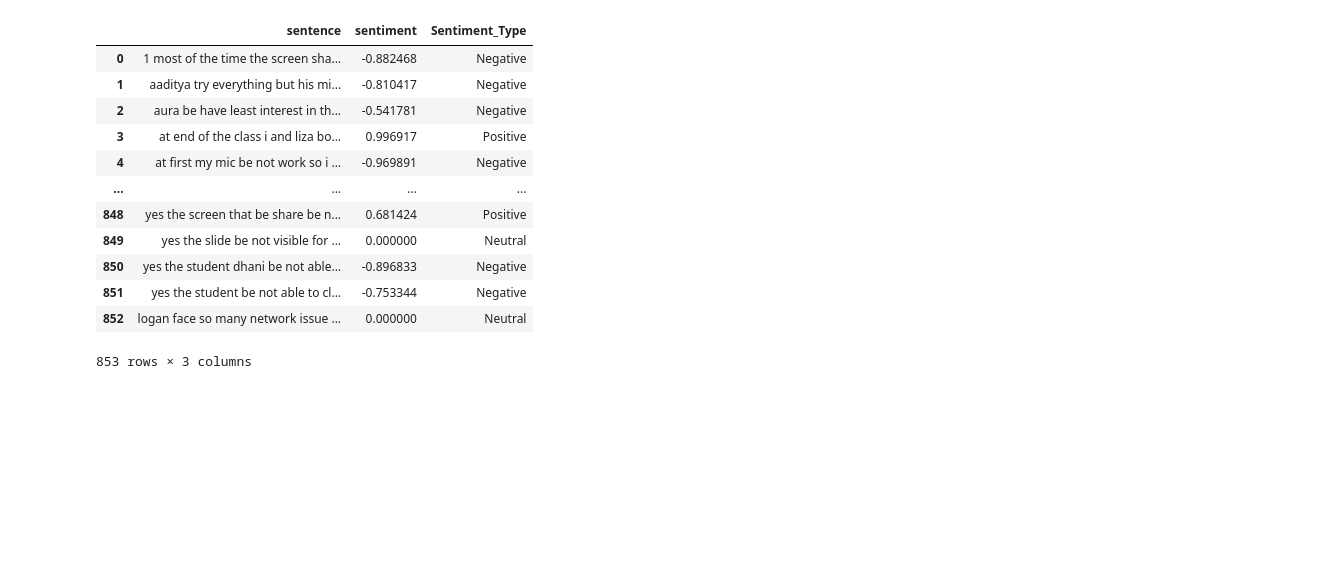
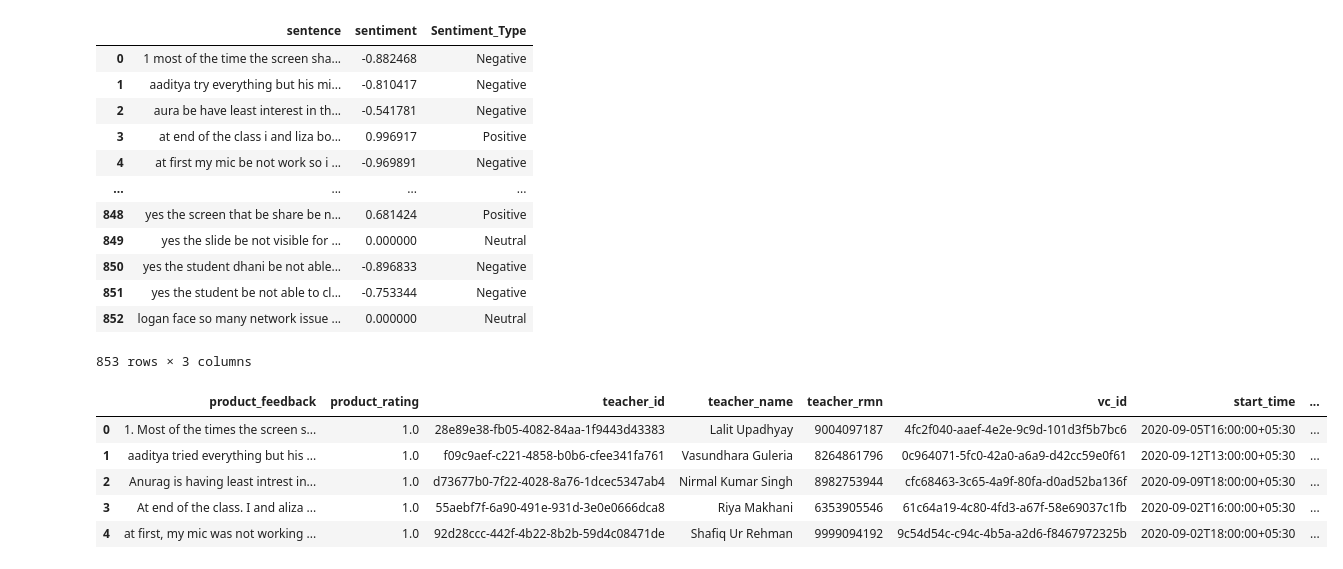
Before and after one commit to NishitSingh2023/NLP_PROJECT_LIDO, a Jupyter notebook: NLP on Demo Teacher Reviews 1-14 Sept.ipynb, the cells around one changed output. Drawn from its saved outputs; the diff is of its cells as text; code cells hidden in the pictures; blank space fills up the shorter version.

```diff
--- a/NLP on Demo Teacher Reviews 1-14 Sept.ipynb
+++ b/NLP on Demo Teacher Reviews 1-14 Sept.ipynb
@@ -278,13 +297,3 @@ See the caveats in the documentation: https://pandas.pydata.org/pandas-docs/stab
 data.shape
 # %% [output]
 (853, 15)
-# %%
-# Frequent Words
-from collections import Counter
-cnt = Counter()
-for text in data['cleaned_feedback'].values:
-    for word in text.split():
-        cnt[word] += 1
-
-FREQWORDS = set([w for (w, wc) in cnt.most_common(10)])
-cnt.most_common(10)
@@ -352,31 +357,3 @@ data['cleaned_feedback']
 2747    yes the student be not able to click one of th...
 2748    logan face so many network issue but i manage ...
 Name: cleaned_feedback, Length: 853, dtype: object
-# %%
-from textblob import TextBlob
-
-bloblist_desc = list()
-
-df = data['cleaned_feedback'].astype(str)
-
-def f(df):
-    if df['sentiment'] > 0:
-        val = "Positive"
-    elif df['sentiment'] == 0:
-        val = "Neutral"
-    else:
-        val = "Negative"
-    return val
-
-for row in df:
-    blob = TextBlob(row)
-    #blob.correct()
-    bloblist_desc.append((row,blob.sentiment.polarity, blob.sentiment.subjectivity))
-    df = pd.DataFrame(bloblist_desc, columns = ['sentence','sentiment','polarity'])
-
-
-df['Sentiment_Type'] = df.apply(f, axis=1)
-
-plt.figure(figsize=(10,10))
-sns.set_style("whitegrid")
-ax = sns.countplot(x="Sentiment_Type", data=df)
@@ -443,3 +418,17 @@ df
 | 851 | yes the student be not able to cl... | -0.753344 | Negative |
 | 852 | logan face so many network issue ... | 0.000000 | Neutral |
 853 rows × 3 columns
+# %%
+data.reset_index(drop=True, inplace=True)
+df.reset_index(drop=True, inplace=True)
+
+data = pd.concat( [data, df], axis=1)
+# %%
+data.head()
+# %% [output]
+|  | product_feedback | product_rating | teacher_id | teacher_name | teacher_rmn | vc_id | start_time | ... |
+| 0 | 1. Most of the times the screen s... | 1.0 | 28e89e38-fb05-4082-84aa-1f9443d43383 | Lalit Upadhyay | 9004097187 | 4fc2f040-aaef-4e2e-9c9d-101d3f5b7bc6 | 2020-09-05T16:00:00+05:30 | ... |
+| 1 | aaditya tried everything but his ... | 1.0 | f09c9aef-c221-4858-b0b6-cfee341fa761 | Vasundhara Guleria | 8264861796 | 0c964071-5fc0-42a0-a6a9-d42cc59e0f61 | 2020-09-12T13:00:00+05:30 | ... |
+| 2 | Anurag is having least intrest in... | 1.0 | d73677b0-7f22-4028-8a76-1dcec5347ab4 | Nirmal Kumar Singh | 8982753944 | cfc68463-3c65-4a9f-80fa-d0ad52ba136f | 2020-09-09T18:00:00+05:30 | ... |
+| 3 | At end of the class. I and aliza ... | 1.0 | 55aebf7f-6a90-491e-931d-3e0e0666dca8 | Riya Makhani | 6353905546 | 61c64a19-4c80-4fd3-a67f-58e69037c1fb | 2020-09-02T16:00:00+05:30 | ... |
+| 4 | at first, my mic was not working ... | 1.0 | 92d28ccc-442f-4b22-8b2b-59d4c08471de | Shafiq Ur Rehman | 9999094192 | 9c54d54c-c94c-4b5a-a2d6-f8467972325b | 2020-09-02T18:00:00+05:30 | ... |
```
Also changed, not shown: parts of 22 cells of this notebook.
